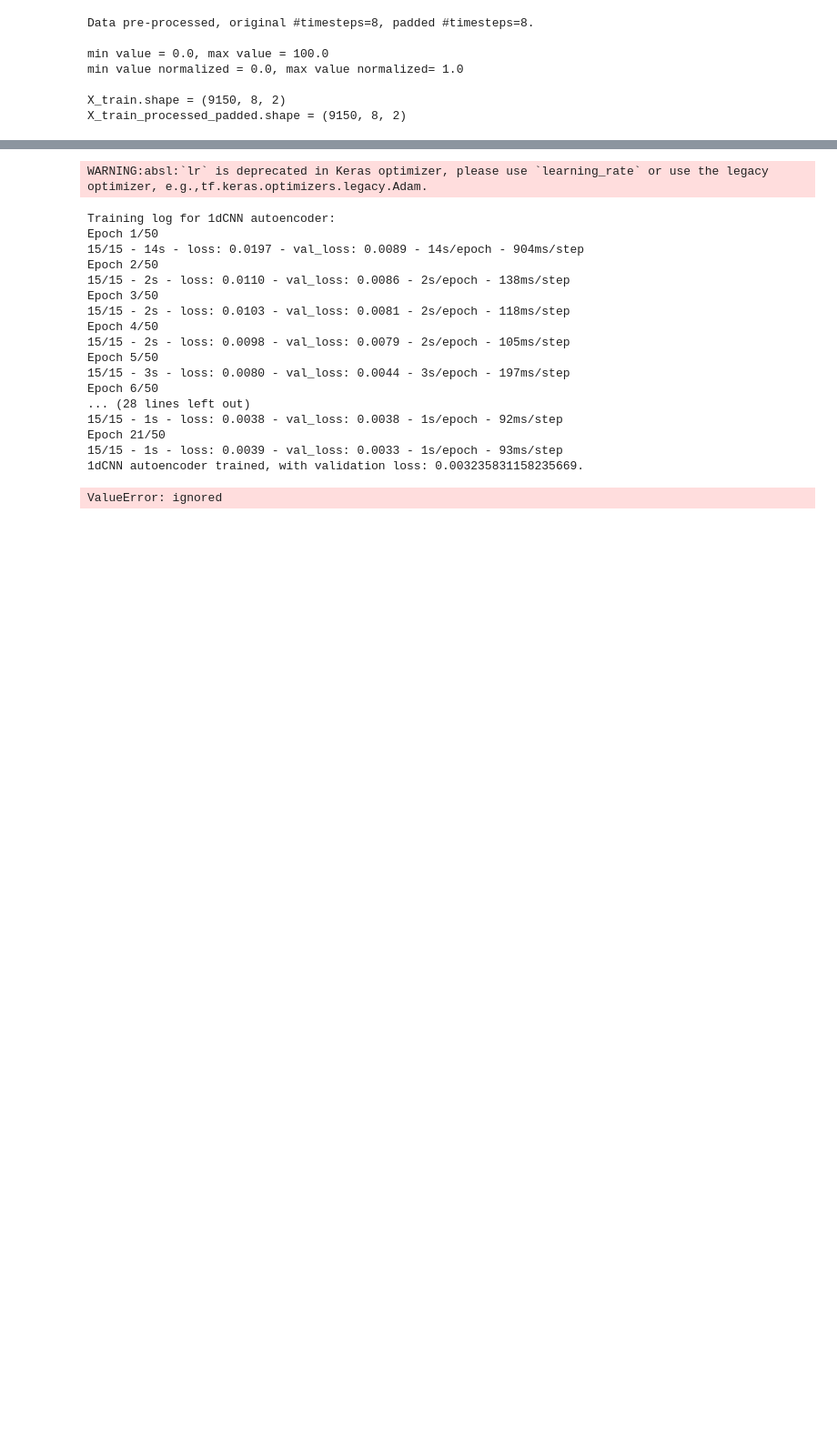
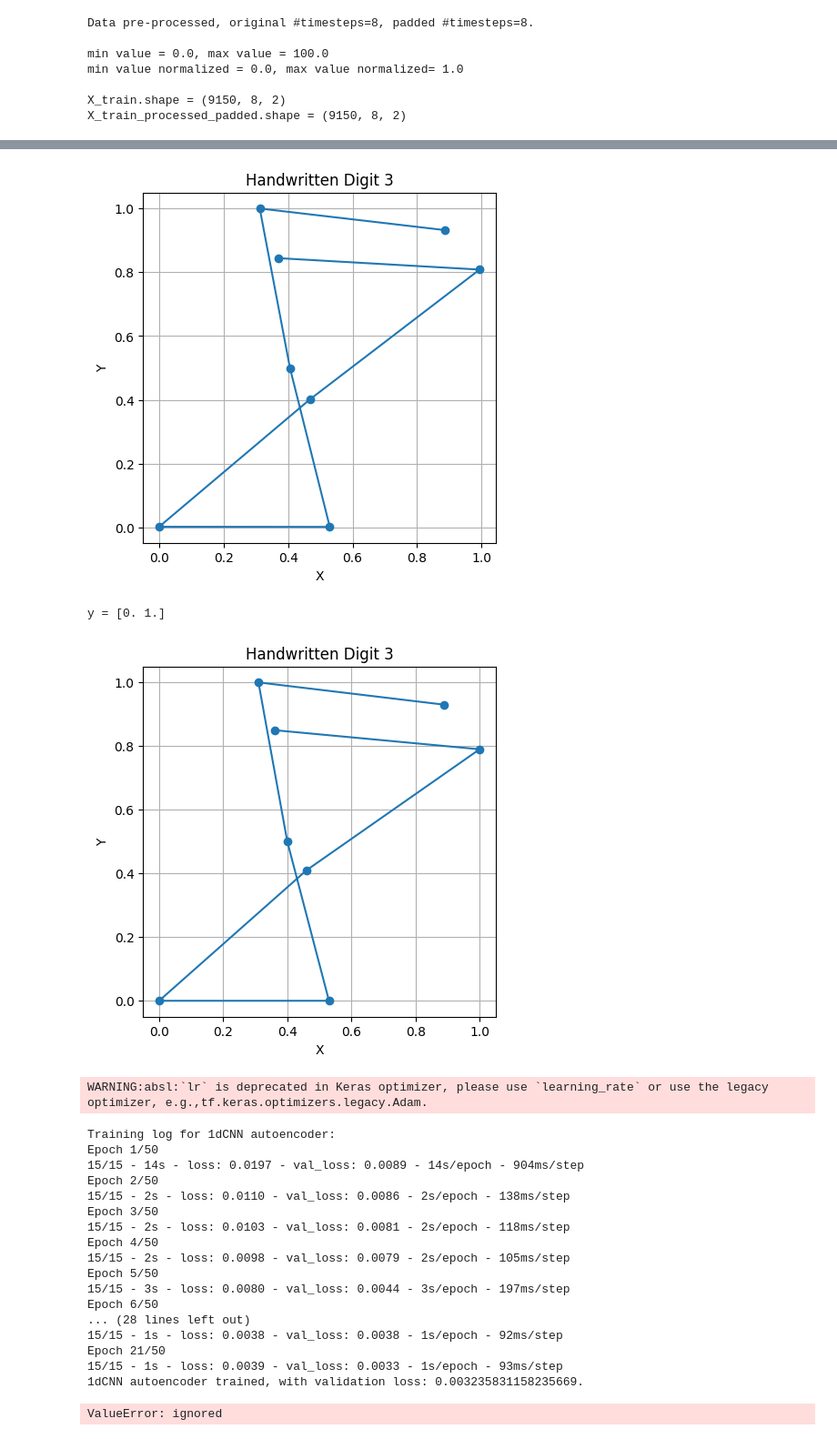
Before and after one commit to stellagerantoni/learning-time-series-counterfactuals, a Jupyter notebook: multivariate_pendigits.ipynb, the cells around one changed output, grey strips where cells are left out. Shown at 91% size. Cells and saved outputs as stored; diff of their text form; code cells hidden in the pictures; blank space fills up the shorter version.

```diff
--- a/multivariate_pendigits.ipynb
+++ b/multivariate_pendigits.ipynb
@@ -544,3 +469,31 @@ X_test_processed_padded = X_test_processed_padded.transpose(0,2,1)
+# %%
+def Autoencoder_multivariate(n_features, n_timesteps):
+
+    def Encoder(input):
+        x = keras.layers.Conv1D(filters=32, kernel_size=3, activation="relu", padding="same")(input)
+        x = keras.layers.MaxPooling1D(pool_size=2)(x)  # Pooling to reduce the dimensionality
+        print("Encoder Conv1:", x.shape)
+        return x
+
+    def Decoder(input):
+        x = keras.layers.Conv1D(filters=32, kernel_size=3, activation="relu", padding="same")(input)
+        x = keras.layers.UpSampling1D(size=2)(x)  # Upsampling to increase dimensionality
+        print("Decoder Conv1:", x.shape)
+        x = keras.layers.Conv1D(filters=n_timesteps, kernel_size=3, activation="linear", padding="same")(x)  # This will set depth back to n_features
+        print("Decoder Conv2:", x.shape)
+        return x
+
+    orig_input = keras.Input(shape=(n_features, n_timesteps))
+
+    encoded = Encoder(orig_input)
+    decoded = Decoder(encoded)
+
+    autoencoder_model = keras.Model(inputs=orig_input, outputs=decoded)
+
+    # Model to get the latent space
+    encoder_model = keras.Model(inputs=orig_input, outputs=encoded)
+
+    return autoencoder_model, encoder_model
 # %%
 X_train.shape
 # %% [output]
@@ -898,0 +571,8 @@ Epoch 10/50
+# %%
+idx = 0
+sample = X_test[idx:idx+1]
+sample_label = y_test[idx:idx+1]
+autoencoded_sample = autoencoder.predict(sample)
+visualise_decoded_digit(autoencoded_sample,sample_label)
+visualise_digit(X_test,y_test,idx)
+# %% [output]
@@ -899,3 +581,6 @@ Epoch 10/50
+[figure, added]
+y = [0. 1.]
+[figure, added]
 # %%
 reset_seeds()
 # ### 1dCNN autoencoder
```
Also changed, not shown: parts of 35 cells of this notebook.
